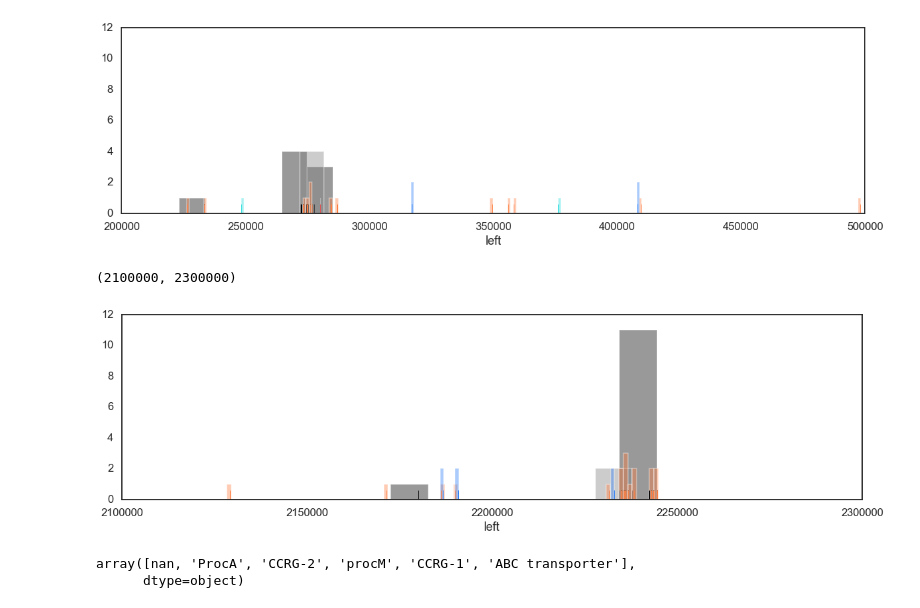
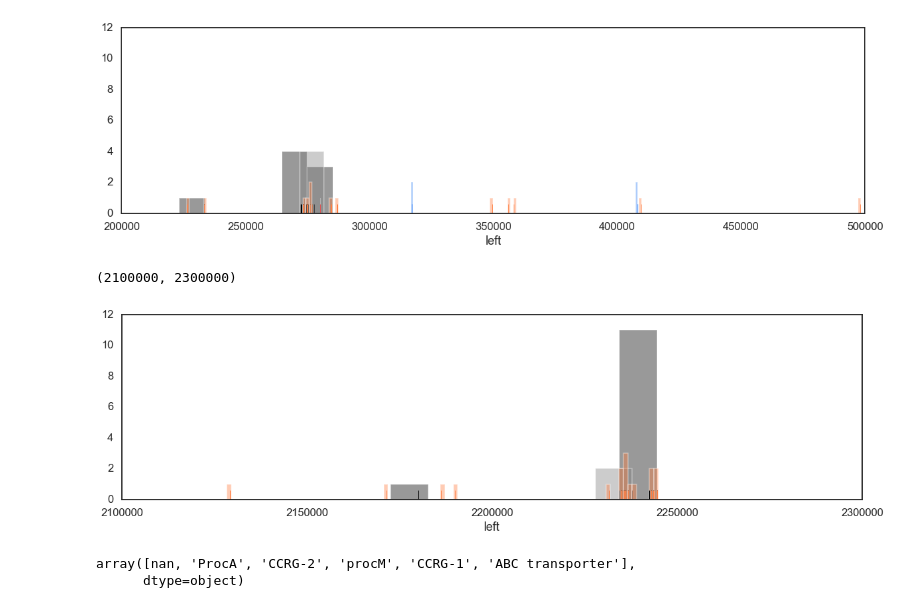
Before and after one commit to wosnat/sep, a Jupyter notebook: mit9313 - ISME2016 - proteome.ipynb, the cells around one changed output. Saved outputs shown, nothing was run; the diff lists cells and outputs as text; code cells hidden in the pictures.

```diff
--- a/mit9313 - ISME2016 - proteome.ipynb
+++ b/mit9313 - ISME2016 - proteome.ipynb
@@ -329,4 +391,5 @@ merge_df.rename(columns={
 # %%
 merge_df['multiple unique peptides'] = merge_df['Unique Peptides'] > 1
 merge_df['has unique peptides'] = merge_df['Unique Peptides'] > 0
+merge_df['ms_detected'] = (merge_df['Unique Peptides'] > 1) | (merge_df['max_xCorr'] > 3)
 # %%
@@ -525,7 +545,7 @@ for i,j in zip(['ProcA', 'CCRG-2', 'procM', 'CCRG-1'], ['black', 'grey', 'red',
 for i in [ 'Annotated', 'Antisense',
           'In Frame', #'Out of Frame',
           'Intergenic']:
-    sns.distplot(merge_df.loc[merge_df['has unique peptides'] & merge_df.otype.isin([i])
+    sns.distplot(merge_df.loc[merge_df['ms_detected'] & merge_df.otype.isin([i])
                          & (merge_df.len_aa < 100), 'left'
                              ],
              color=opalette[oorder.index(i)],
@@ -552,7 +572,7 @@ for i,j in zip(['ProcA', 'CCRG-2', 'procM', 'CCRG-1'], ['black', 'grey', 'red',
 for i in [ 'Annotated', 'Antisense',
           #'In Frame', 'Out of Frame',
           'Intergenic']:
-    sns.distplot(merge_df.loc[merge_df['has unique peptides'] & merge_df.otype.isin([i])
+    sns.distplot(merge_df.loc[merge_df['ms_detected'] & merge_df.otype.isin([i])
                          & (merge_df.len_aa < 100), 'left'
                              ],
              color=opalette[oorder.index(i)],
@@ -579,7 +599,7 @@ for i,j in zip(['ProcA', 'CCRG-2', 'procM', 'CCRG-1'], ['black', 'grey', 'red',
 for i in [ 'Annotated', 'Antisense',
           #'In Frame', 'Out of Frame',
           'Intergenic']:
-    sns.distplot(merge_df.loc[merge_df['has unique peptides'] & merge_df.otype.isin([i])
+    sns.distplot(merge_df.loc[merge_df['ms_detected'] & merge_df.otype.isin([i])
                          & (merge_df.len_aa < 100), 'left'
                              ],
              color=opalette[oorder.index(i)],
@@ -596,30 +616,30 @@ plt.xlim(200000,500000)
 # %%
 fig, ax = plt.subplots(figsize=(20,5))
 for i,j in zip(['ProcA', 'CCRG-2', 'procM', 'CCRG-1'], ['black', 'grey', 'red', 'yellow']):
     sns.distplot(genome_df.loc[genome_df['family'].isin([i]),
                                'left'
                              ],
              color=j,
                  bins=200,
              label=i, rug=True, kde=False, ax=ax
            )
 for i in [ 'Annotated', 'Antisense',
           #'In Frame', 'Out of Frame',
           'Intergenic']:
-    sns.distplot(merge_df.loc[merge_df['has unique peptides'] & merge_df.otype.isin([i])
+    sns.distplot(merge_df.loc[merge_df['ms_detected'] & merge_df.otype.isin([i])
                          & (merge_df.len_aa < 100), 'left'
                              ],
              color=opalette[oorder.index(i)],
                  bins=2000,
              label=i, rug=True, kde=False, ax=ax
            )
 
 plt.xlim(2100000,2300000)
 #plt.legend(bbox_to_anchor=(1,2))
 #plt.title('protein found < 100 aa')
 # %% [output]
 (2100000, 2300000)
-[figure, old version]
+[figure, new version]
 # %%
 genome_df['family'].unique()
 # %% [output]
```
Also changed, not shown: parts of 61 cells of this notebook, 4 other files.
